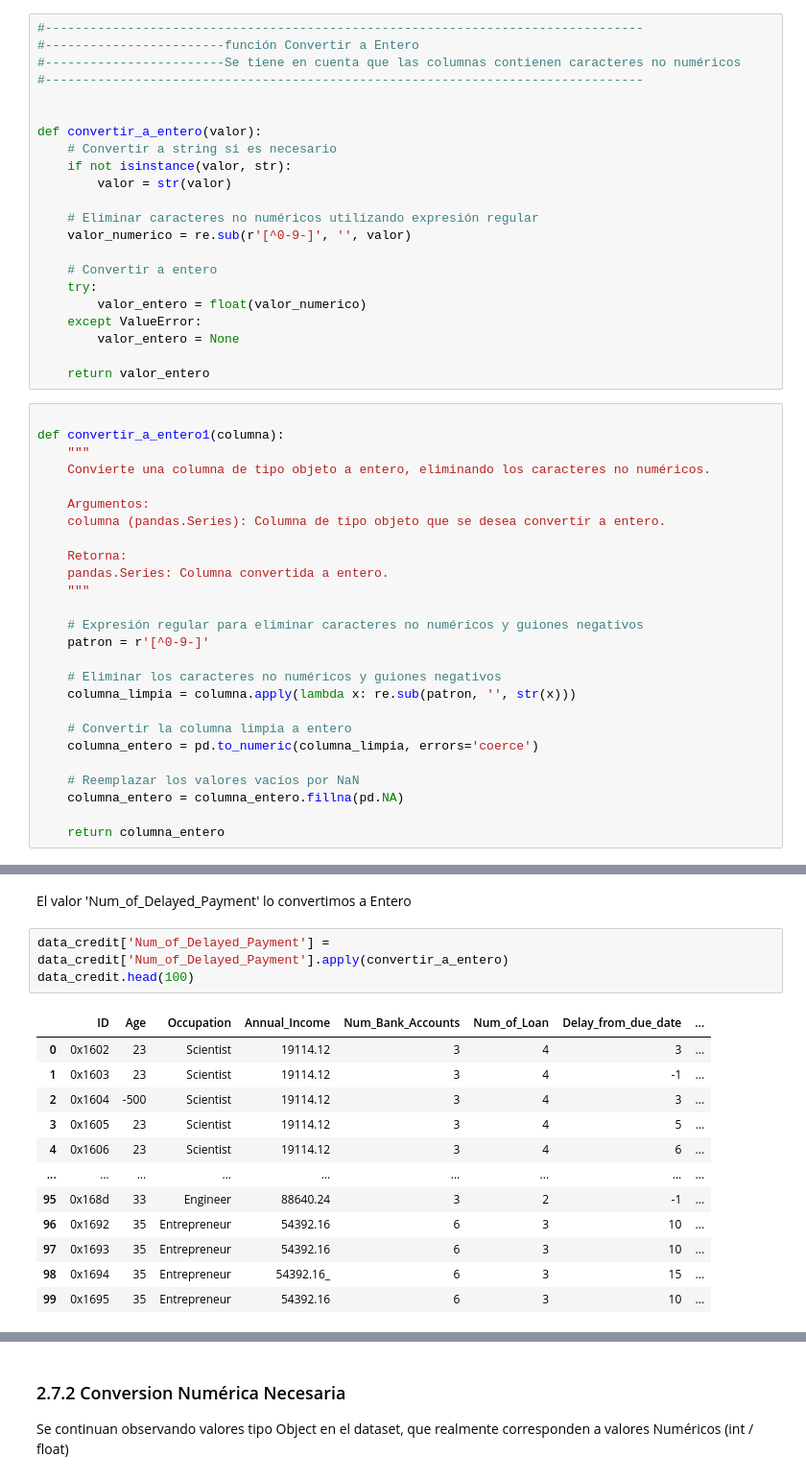
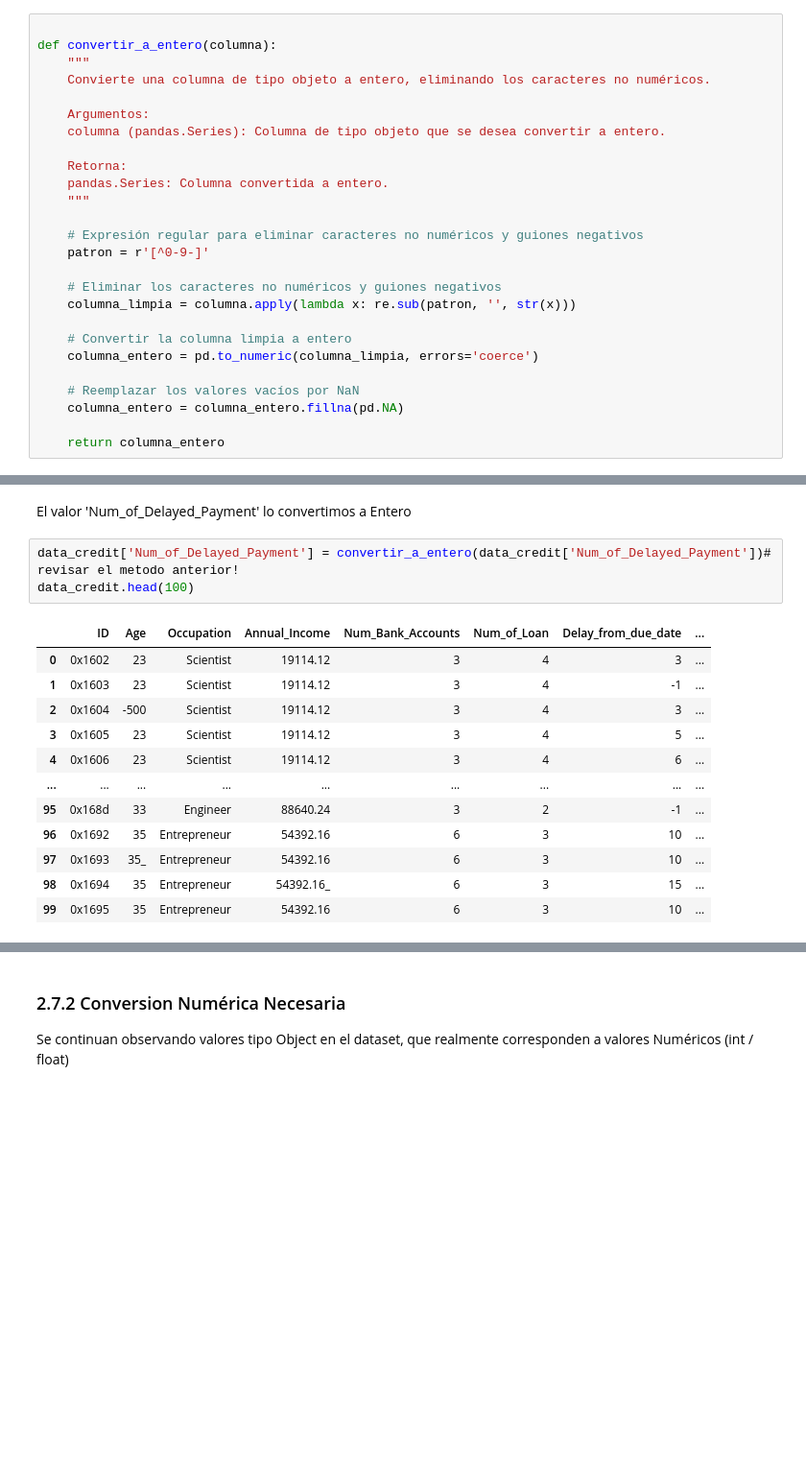
Before and after one commit to richardriveros/Taller_Final_DC_UTPC, a Jupyter notebook: 1)_Modulo_1_EDA-Taller-V6.ipynb, the cells around one changed output, grey strips where cells are left out. Shown: that part at 96% size. Drawn from its saved outputs; the diff is of its cells as text; blank space fills up the shorter version.

```diff
--- a/1)_Modulo_1_EDA-Taller-V6.ipynb
+++ b/1)_Modulo_1_EDA-Taller-V6.ipynb
@@ -57,31 +57,9 @@ def trasnformar_tipo_datos(data, tipos_de_datos):
     for columna, tipo in tipos_de_datos.items():
         df[columna] = df[columna].astype(tipo)
     return df
-# %%
-#--------------------------------------------------------------------------------
-#------------------------función Convertir a Entero
-#------------------------Se tiene en cuenta que las columnas contienen caracteres no numéricos
-#--------------------------------------------------------------------------------
-
-
-def convertir_a_entero(valor):
-    # Convertir a string si es necesario
-    if not isinstance(valor, str):
-        valor = str(valor)
-
-    # Eliminar caracteres no numéricos utilizando expresión regular
-    valor_numerico = re.sub(r'[^0-9-]', '', valor)
-
-    # Convertir a entero
-    try:
-        valor_entero = float(valor_numerico)
-    except ValueError:
-        valor_entero = None
-
-    return valor_entero
 # %%
 
-def convertir_a_entero1(columna):
+def convertir_a_entero(columna):
     """
     Convierte una columna de tipo objeto a entero, eliminando los caracteres no numéricos.
 
@@ -758,19 +753,19 @@ Lo anterior porque de forma general no fué posible lograr la imputación.
 # %% [markdown]
 El valor 'Num_of_Delayed_Payment' lo convertimos a Entero
 # %%
-data_credit['Num_of_Delayed_Payment'] = data_credit['Num_of_Delayed_Payment'].apply(convertir_a_entero)
+data_credit['Num_of_Delayed_Payment'] = convertir_a_entero(data_credit['Num_of_Delayed_Payment'])# revisar el metodo anterior!
 data_credit.head(100)
 # %% [output]
 |  | ID | Age | Occupation | Annual_Income | Num_Bank_Accounts | Num_of_Loan | Delay_from_due_date | ... |
 | 0 | 0x1602 | 23 | Scientist | 19114.12 | 3 | 4 | 3 | ... |
 | 1 | 0x1603 | 23 | Scientist | 19114.12 | 3 | 4 | -1 | ... |
 | 2 | 0x1604 | -500 | Scientist | 19114.12 | 3 | 4 | 3 | ... |
 | 3 | 0x1605 | 23 | Scientist | 19114.12 | 3 | 4 | 5 | ... |
 | 4 | 0x1606 | 23 | Scientist | 19114.12 | 3 | 4 | 6 | ... |
 | ... | ... | ... | ... | ... | ... | ... | ... | ... |
 | 95 | 0x168d | 33 | Engineer | 88640.24 | 3 | 2 | -1 | ... |
 | 96 | 0x1692 | 35 | Entrepreneur | 54392.16 | 6 | 3 | 10 | ... |
-| 97 | 0x1693 | 35 | Entrepreneur | 54392.16 | 6 | 3 | 10 | ... |
+| 97 | 0x1693 | 35_ | Entrepreneur | 54392.16 | 6 | 3 | 10 | ... |
 | 98 | 0x1694 | 35 | Entrepreneur | 54392.16_ | 6 | 3 | 15 | ... |
 | 99 | 0x1695 | 35 | Entrepreneur | 54392.16 | 6 | 3 | 10 | ... |
 100 rows × 19 columns
```
Also changed, not shown: parts of 23 cells of this notebook.
